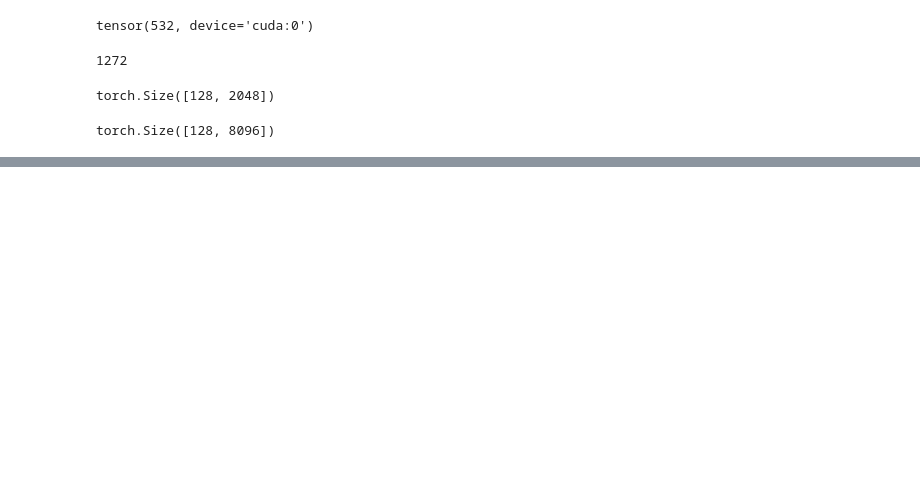
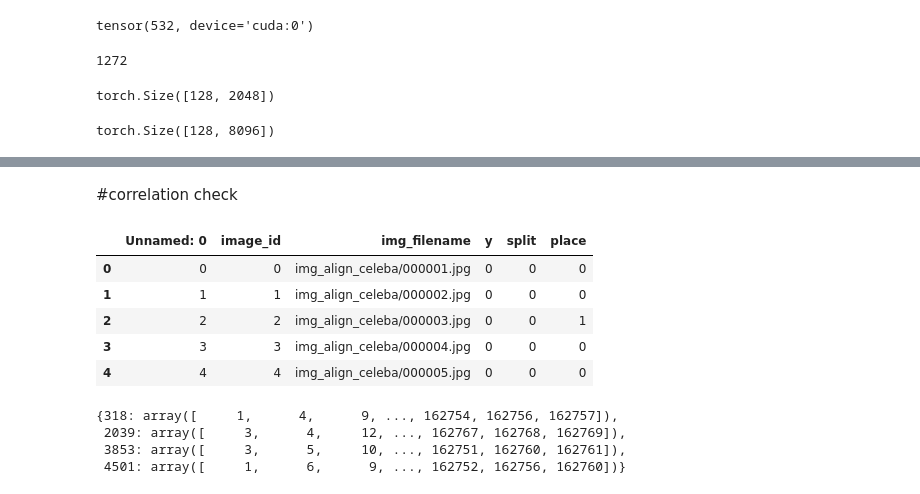
Before and after one commit to Alikata/vkr, a Jupyter notebook: get_feature_basis.ipynb, the cells around one changed output, grey strips where cells are left out. Drawn from its saved outputs; the diff is of its cells as text; code cells hidden in the pictures; blank space fills up the shorter version.

```diff
--- a/get_feature_basis.ipynb
+++ b/get_feature_basis.ipynb
@@ -531,5 +518,26 @@ for elem in (a > 1000).nonzero():
 with open('/content/drive/MyDrive/encode/dict_id_train_plus_one.pkl', 'wb') as f:
   pkl.dump(dict_id_train_plus_one, f, protocol=pkl.HIGHEST_PROTOCOL)
+# %% [markdown]
+#correlation check
+# %%
+import pandas as pd
+df = pd.read_csv('celeba_metadata.csv')
+# %%
+df.head()
+# %% [output]
+|  | Unnamed: 0 | image_id | img_filename | y | split | place |
+| 0 | 0 | 0 | img_align_celeba/000001.jpg | 0 | 0 | 0 |
+| 1 | 1 | 1 | img_align_celeba/000002.jpg | 0 | 0 | 0 |
+| 2 | 2 | 2 | img_align_celeba/000003.jpg | 0 | 0 | 1 |
+| 3 | 3 | 3 | img_align_celeba/000004.jpg | 0 | 0 | 0 |
+| 4 | 4 | 4 | img_align_celeba/000005.jpg | 0 | 0 | 0 |
+# %%
+dict_id_train_plus_one
+# %% [output]
+{318: array([     1,      4,      9, ..., 162754, 162756, 162757]),
+ 2039: array([     3,      4,     12, ..., 162767, 162768, 162769]),
+ 3853: array([     3,      5,     10, ..., 162751, 162760, 162761]),
+ 4501: array([     1,      6,      9, ..., 162752, 162756, 162760])}
 # %%
 dict_id_train
 # %% [output]
```
Also changed, not shown: parts of 87 cells of this notebook, 1 other file.
